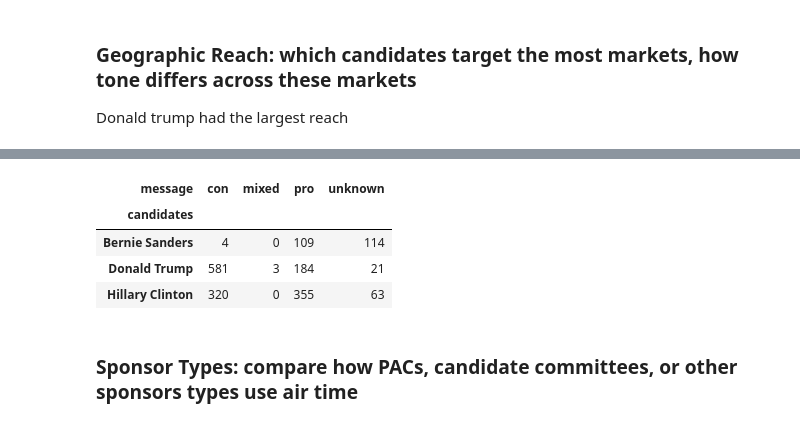
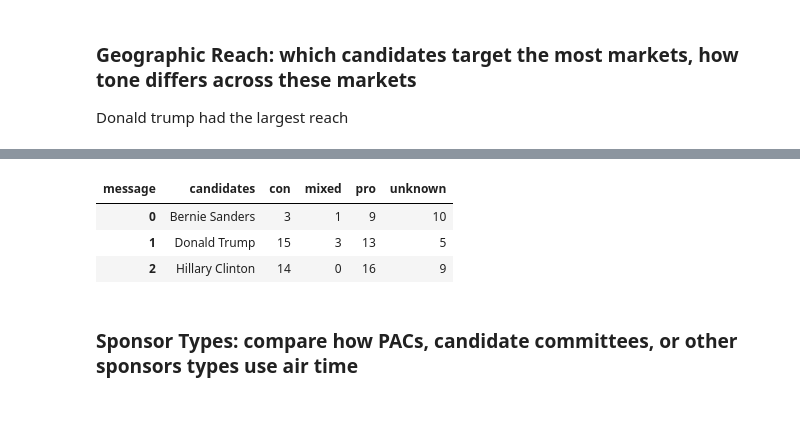
Before and after one commit to UC-Berkeley-I-School/Project2_Zhang_Lau_Liu, a Jupyter notebook: analysis_julia.ipynb, the cells around one changed output, grey strips where cells are left out. Saved outputs shown, nothing was run; the diff lists cells and outputs as text; code cells hidden in the pictures.

```diff
--- a/analysis_julia.ipynb
+++ b/analysis_julia.ipynb
@@ -270,3 +291,18 @@ fig.update_layout(xaxis_title='Candidates', yaxis_title='Market Count', legend_t
 fig.show()
 # %% [output]
 [interactive output not drawn]
+# %%
+unique_market_analysis = filtered_df.groupby(['candidates', 'message'])['market_count'].nunique().unstack(fill_value=0)
+
+unique_market_analysis = unique_market_analysis.reset_index()
+
+fig_unique = px.bar(unique_market_analysis,
+                    x='candidates',
+                    y=unique_market_analysis.columns[1:],  # Exclude 'candidates'
+                    title='Unique Geographic Reach & Tone of Ads for Top 3 Candidates',
+                    labels={'value': 'Unique Market Count', 'candidates': 'Candidates', 'message': 'Message'},
+                    color_discrete_map=tone_colors,
+                    barmode='stack')
+
+fig_unique.update_layout(xaxis_title='Candidates', yaxis_title='Unique Market Count', legend_title='Message')
+fig_unique.show()
@@ -273,11 +311,10 @@ fig.show()
 # %%
-geo_analysis.head()
+unique_market_analysis
 # %% [output]
-| message | con | mixed | pro | unknown |
-| candidates |  |  |  |  |
-| Bernie Sanders | 4 | 0 | 109 | 114 |
-| Donald Trump | 581 | 3 | 184 | 21 |
-| Hillary Clinton | 320 | 0 | 355 | 63 |
+| message | candidates | con | mixed | pro | unknown |
+| 0 | Bernie Sanders | 3 | 1 | 9 | 10 |
+| 1 | Donald Trump | 15 | 3 | 13 | 5 |
+| 2 | Hillary Clinton | 14 | 0 | 16 | 9 |
 # %% [markdown]
 ### Sponsor Types: compare how PACs, candidate committees, or other sponsors types use air time
 # %%
```
Also changed, not shown: parts of 4 cells of this notebook.
